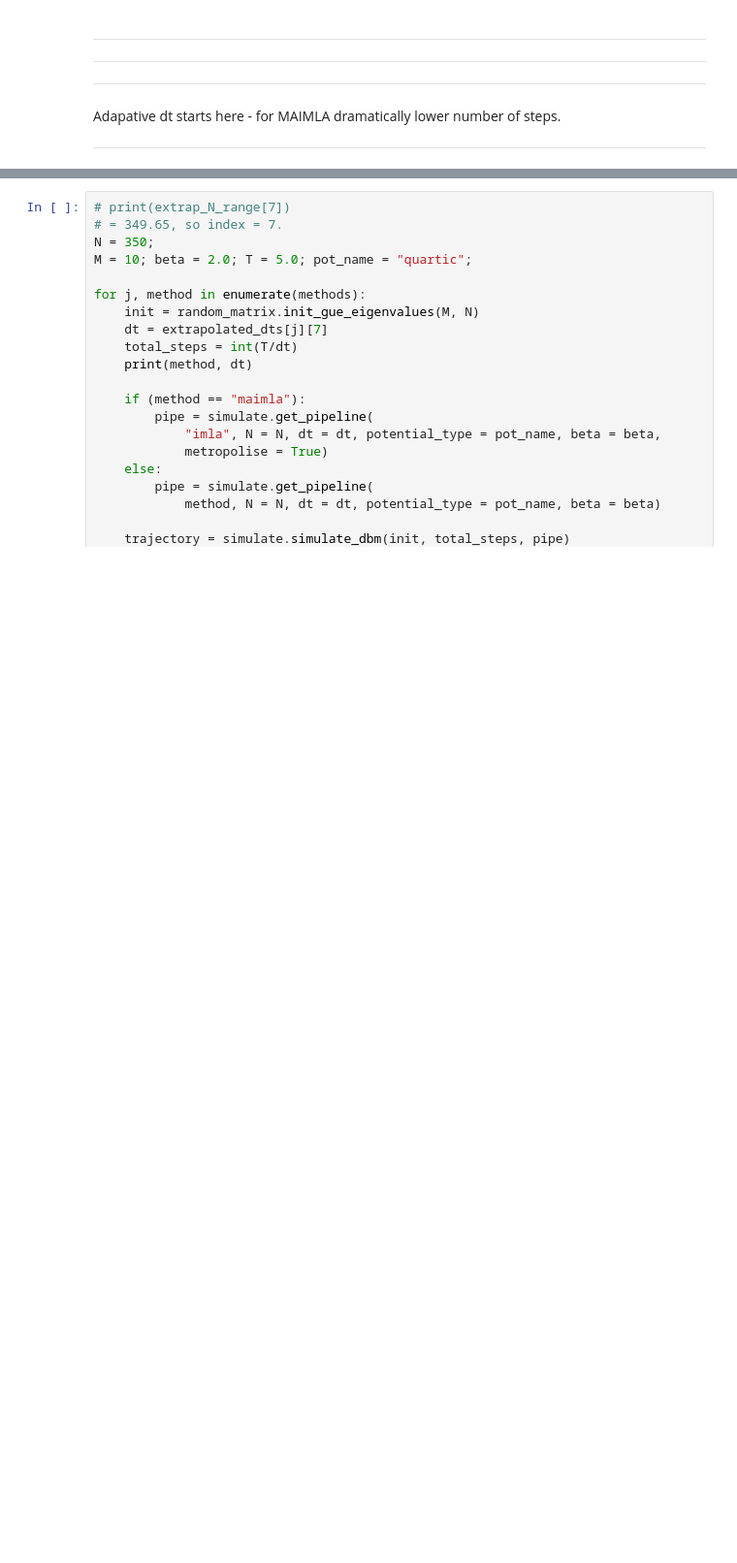
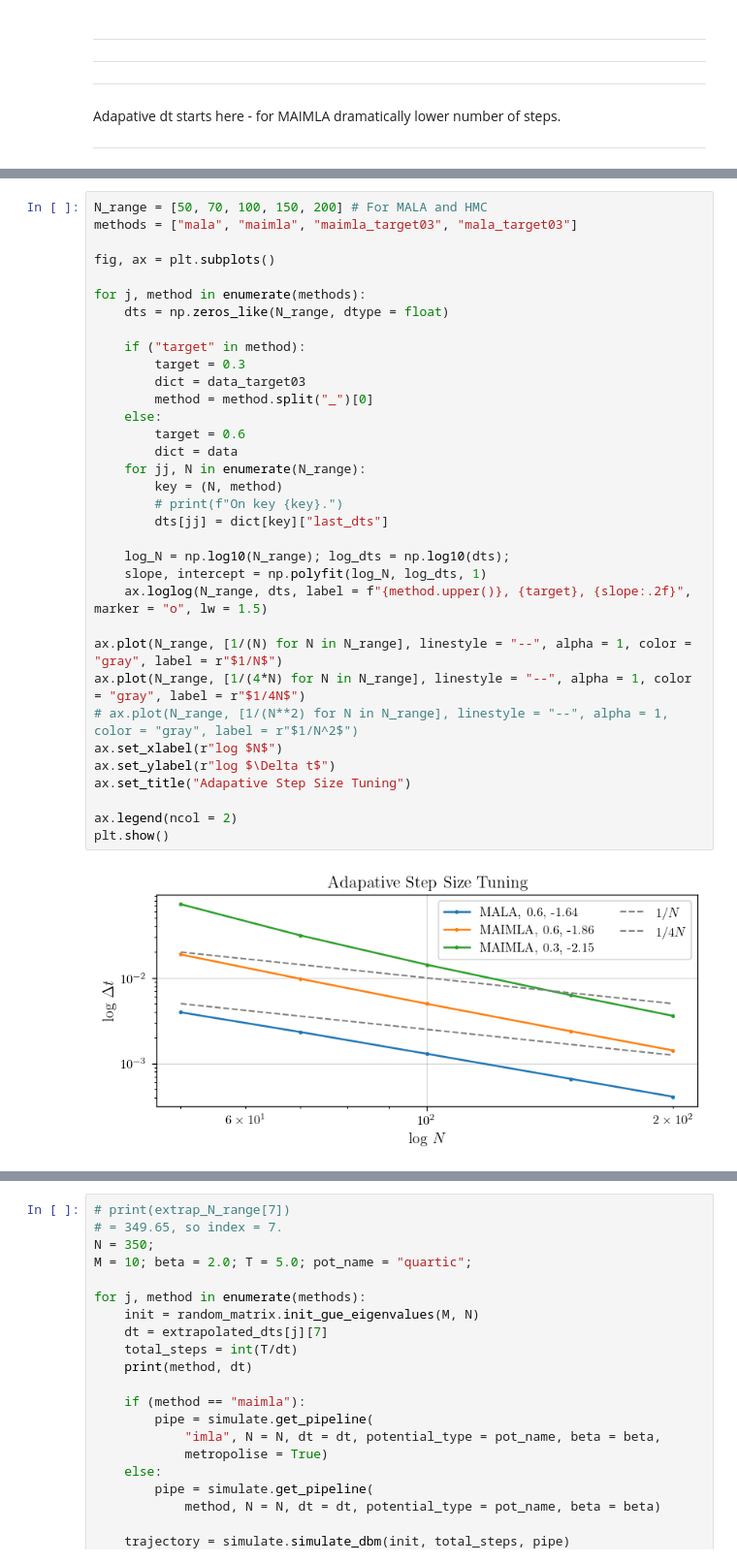
Before and after one commit to fredwdickinson/dissertation, a Jupyter notebook: code/notebooks/04_metropolis.ipynb, the cells around one changed output, grey strips where cells are left out. Shown at 97% size. Saved outputs shown, nothing was run; the diff lists cells and outputs as text; blank space fills up the shorter version.

```diff
--- a/code/notebooks/04_metropolis.ipynb
+++ b/code/notebooks/04_metropolis.ipynb
@@ -252,2 +312,38 @@ plt.show()
+# %%
+N_range = [50, 70, 100, 150, 200] # For MALA and HMC
+methods = ["mala", "maimla", "maimla_target03", "mala_target03"]
+
+fig, ax = plt.subplots()
+
+for j, method in enumerate(methods):
+    dts = np.zeros_like(N_range, dtype = float)
+
+    if ("target" in method):
+        target = 0.3
+        dict = data_target03
+        method = method.split("_")[0]
+    else:
+        target = 0.6
+        dict = data
+    for jj, N in enumerate(N_range):
+        key = (N, method)
+        # print(f"On key {key}.")
+        dts[jj] = dict[key]["last_dts"]
+
+    log_N = np.log10(N_range); log_dts = np.log10(dts);
+    slope, intercept = np.polyfit(log_N, log_dts, 1)
+    ax.loglog(N_range, dts, label = f"{method.upper()}, {target}, {slope:.2f}", marker = "o", lw = 1.5)
+
+ax.plot(N_range, [1/(N) for N in N_range], linestyle = "--", alpha = 1, color = "gray", label = r"$1/N$")
+ax.plot(N_range, [1/(4*N) for N in N_range], linestyle = "--", alpha = 1, color = "gray", label = r"$1/4N$")
+# ax.plot(N_range, [1/(N**2) for N in N_range], linestyle = "--", alpha = 1, color = "gray", label = r"$1/N^2$")
+ax.set_xlabel(r"log $N$")
+ax.set_ylabel(r"log $\Delta t$")
+ax.set_title("Adapative Step Size Tuning")
+
+ax.legend(ncol = 2)
+plt.show()
+# %% [output]
+[figure, added]
 # %% [markdown]
 ---
```
Also changed, not shown: parts of 15 cells of this notebook, 4 other files.
